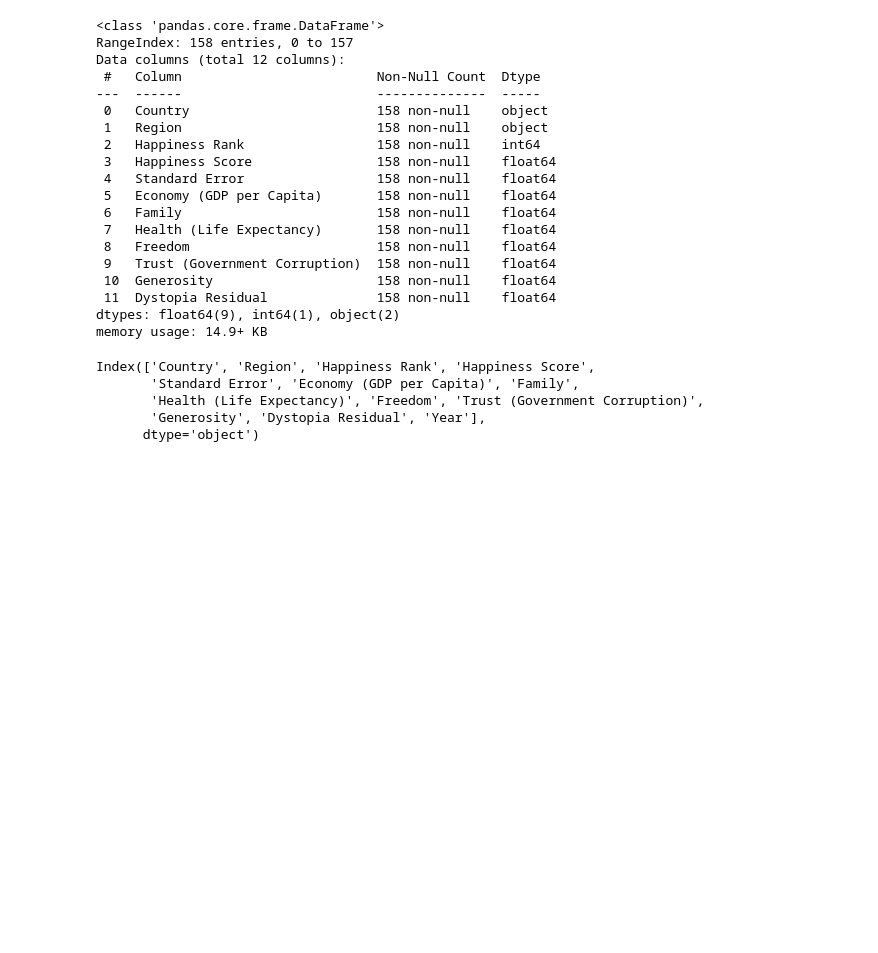
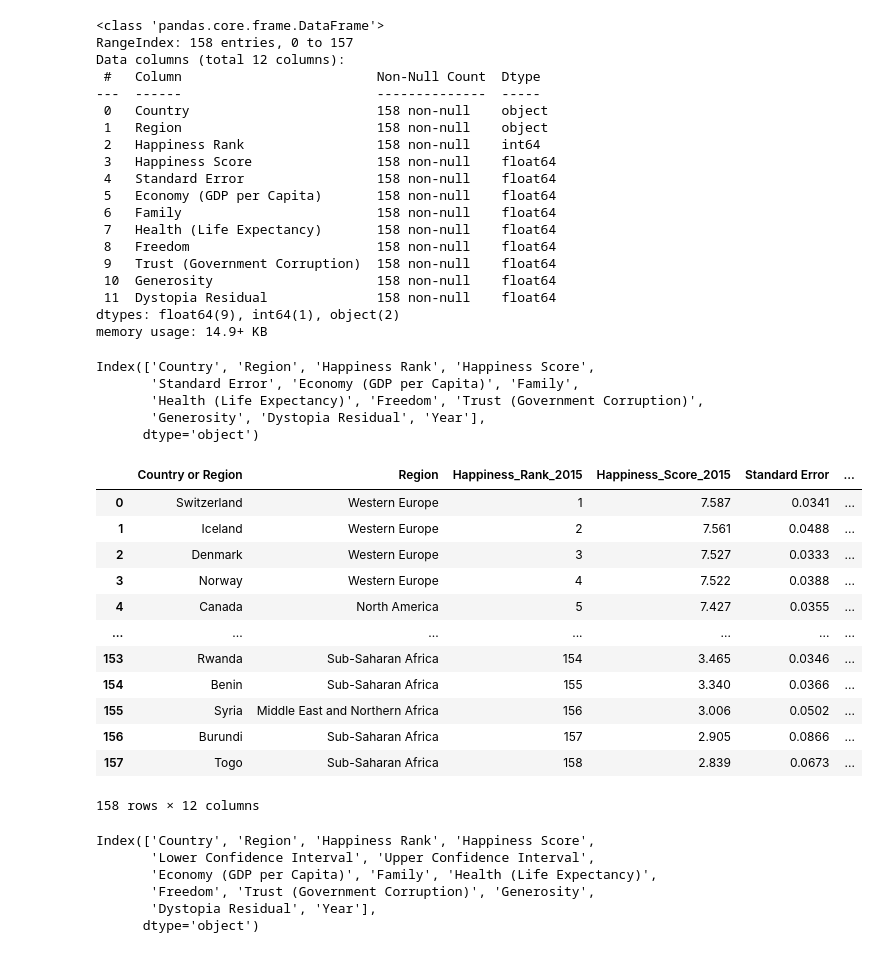
Before and after one commit to benwbarr/ETL-Project, a Jupyter notebook: Resources/Project2Data.ipynb, the cells around one changed output. Drawn from its saved outputs; the diff is of its cells as text; code cells hidden in the pictures; blank space fills up the shorter version.

```diff
--- a/Resources/Project2Data.ipynb
+++ b/Resources/Project2Data.ipynb
@@ -5,17 +5,17 @@ import numpy as py
 import os
 # %%
 #Reading in the data from the csv files
-h_2015 = pd.read_csv('Project2/2015.csv',encoding='utf-8')
+h_2015 = pd.read_csv('2015.csv',encoding='utf-8')
 
-h_2016 = pd.read_csv('Project2/2016.csv',encoding='utf-8')
+h_2016 = pd.read_csv('2016.csv',encoding='utf-8')
 
-h_2017 = pd.read_csv('Project2/2016.csv',encoding='utf-8')
+h_2017 = pd.read_csv('2017.csv',encoding='utf-8')
 
-h_2018 = pd.read_csv('Project2/2016.csv',encoding='utf-8')
+h_2018 = pd.read_csv('2018.csv',encoding='utf-8')
 
-h_2019 = pd.read_csv('Project2/2016.csv',encoding='utf-8')
+h_2019 = pd.read_csv('2019.csv',encoding='utf-8')
 
-h_2020 = pd.read_csv('Project2/2016.csv',encoding='utf-8')
+h_2020 = pd.read_csv('2020.csv',encoding='utf-8')
 # %%
 #observing the data types that are in the data set
 h_2015.info()
@@ -93,6 +93,31 @@ h_2015['Generosity'] = round(h_2015['Generosity'],4)
 h_2015['Dystopia Residual'] = round(h_2015['Dystopia Residual'],4)
 
 h_2015['Standard Error'] = round(h_2015['Standard Error'],4)
+# %%
+h_2015 = h_2015.rename(columns={'Country':'Country or Region','Happiness Rank':'Happiness_Rank_2015',
+                                   'Happiness Score':'Happiness_Score_2015',
+                                    'Economy (GDP per Capita)':'Economy(GDP per Capita)_2015', 'Family':'Family_2015',
+                                   'Health (Life Expectancy)':'Health_(Life_Expectancy)_2015', 'Freedom':'Freedom_2015',
+                                   'Trust (Government Corruption)':'Trust(Government_Corruption)_2015', 'Generosity':'Generosity_2015',
+                                   'Dystopia Residual':'Dystopia_Residual_2015'})
+# %%
+h_2015.drop(['Year'], axis=1, inplace=True)
+
+h_2015
+# %% [output]
+|  | Country or Region | Region | Happiness_Rank_2015 | Happiness_Score_2015 | Standard Error | ... |
+| 0 | Switzerland | Western Europe | 1 | 7.587 | 0.0341 | ... |
+| 1 | Iceland | Western Europe | 2 | 7.561 | 0.0488 | ... |
+| 2 | Denmark | Western Europe | 3 | 7.527 | 0.0333 | ... |
+| 3 | Norway | Western Europe | 4 | 7.522 | 0.0388 | ... |
+| 4 | Canada | North America | 5 | 7.427 | 0.0355 | ... |
+| ... | ... | ... | ... | ... | ... | ... |
+| 153 | Rwanda | Sub-Saharan Africa | 154 | 3.465 | 0.0346 | ... |
+| 154 | Benin | Sub-Saharan Africa | 155 | 3.340 | 0.0366 | ... |
+| 155 | Syria | Middle East and Northern Africa | 156 | 3.006 | 0.0502 | ... |
+| 156 | Burundi | Sub-Saharan Africa | 157 | 2.905 | 0.0866 | ... |
+| 157 | Togo | Sub-Saharan Africa | 158 | 2.839 | 0.0673 | ... |
+158 rows × 12 columns
 # %%
 #Rounding all values in the columns to 4 digits
 
@@ -115,3 +140,12 @@ h_2016['Trust (Government Corruption)'] = round(h_2016['Trust (Government Corrup
 h_2016['Generosity'] = round(h_2016['Generosity'],4)
 
 h_2016['Dystopia Residual'] = round(h_2016['Dystopia Residual'],4)
+# %%
+print(h_2016.columns)
+# %% [output]
+Index(['Country', 'Region', 'Happiness Rank', 'Happiness Score',
+       'Lower Confidence Interval', 'Upper Confidence Interval',
+       'Economy (GDP per Capita)', 'Family', 'Health (Life Expectancy)',
+       'Freedom', 'Trust (Government Corruption)', 'Generosity',
+       'Dystopia Residual', 'Year'],
+      dtype='object')
```
Also changed, not shown: parts of 32 cells of this notebook.
